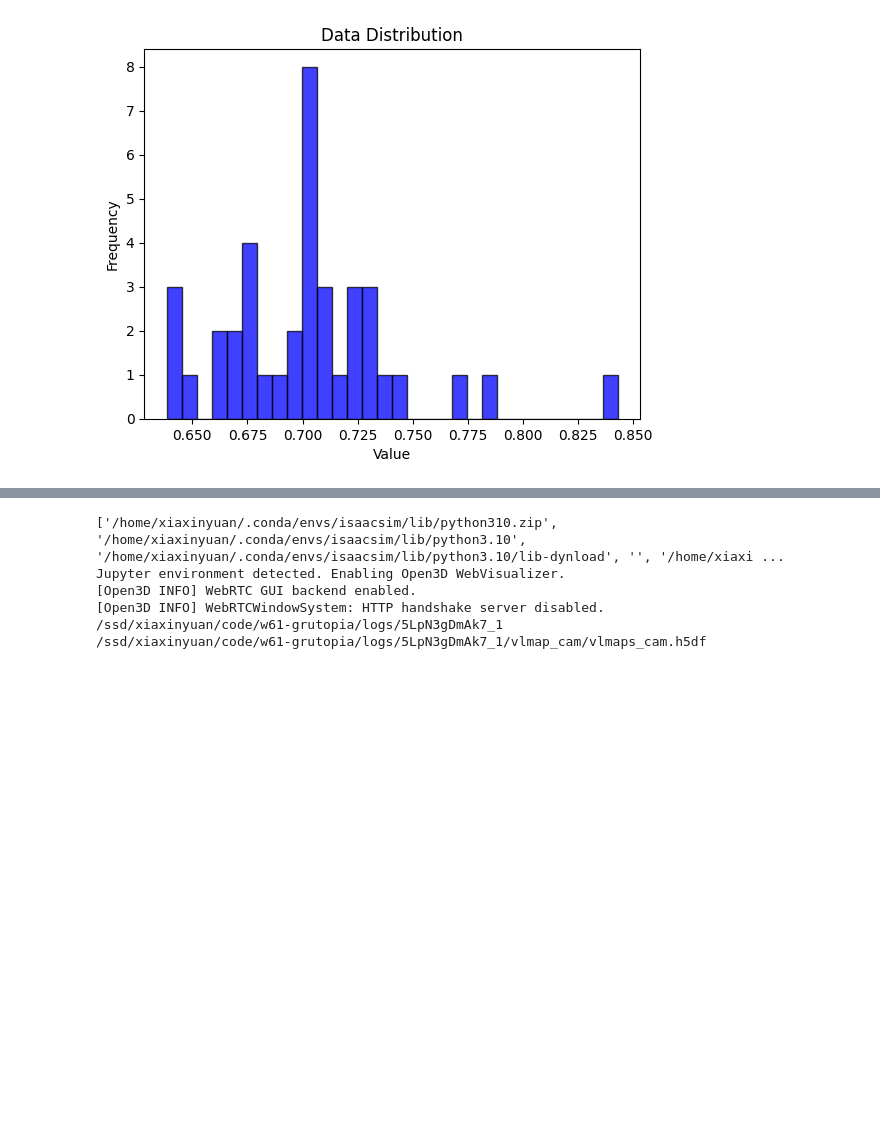
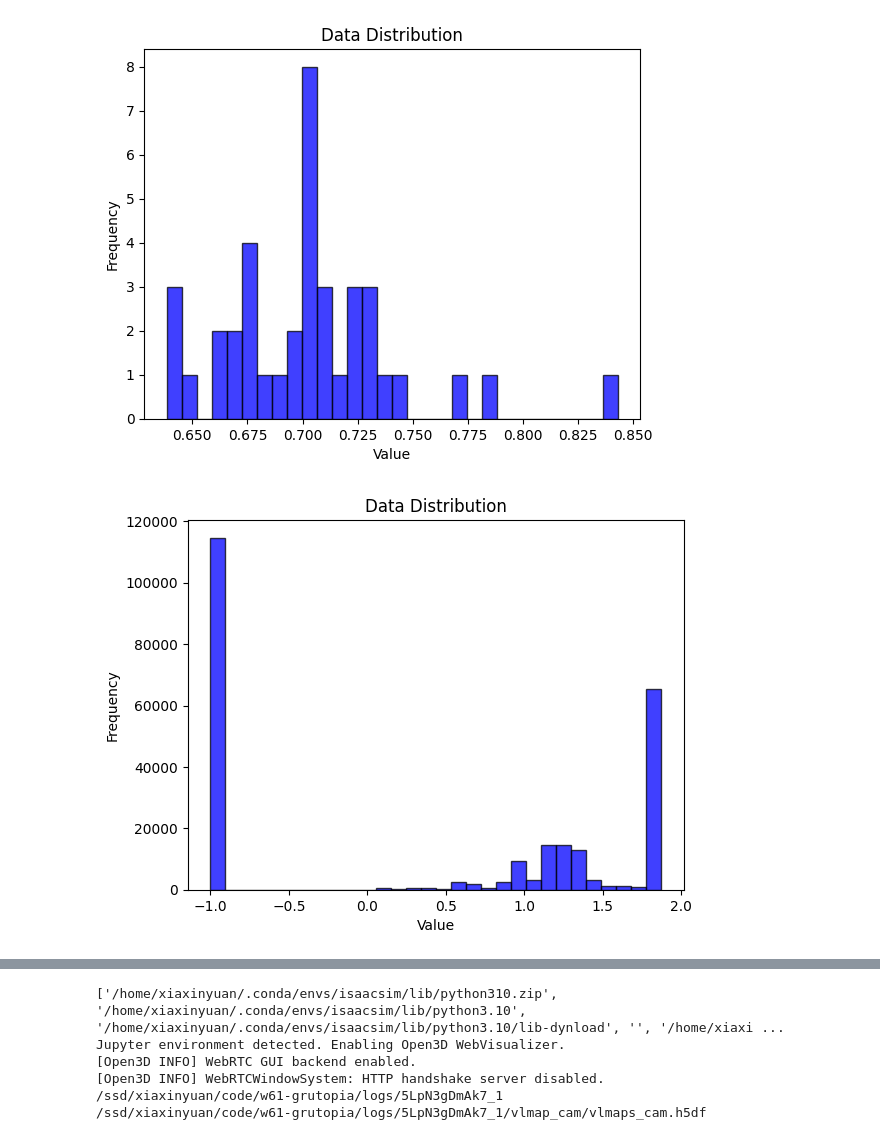
Before and after one commit to MinstrelsyXia/GRUtopia_VLN, a Jupyter notebook: est_2.ipynb, the cells around one changed output, grey strips where cells are left out. Saved outputs shown, nothing was run; the diff lists cells and outputs as text; code cells hidden in the pictures; blank space fills up the shorter version.

```diff
--- a/est_2.ipynb
+++ b/est_2.ipynb
@@ -28,3 +28,12 @@ vector_eg = mask[0]
 draw_hist(vector_eg)
 # %% [output]
 [figure]
+# %%
+import numpy as np
+mask = np.load('depth_npy.npy')
+# 将所有 inf 值替换为 -1
+mask[mask == np.inf] = -1
+mask_dist = mask.flatten()
+draw_hist(mask_dist)
+# %% [output]
+[figure, added]
```
Also changed, not shown: parts of 8 cells of this notebook, 46 other files.
